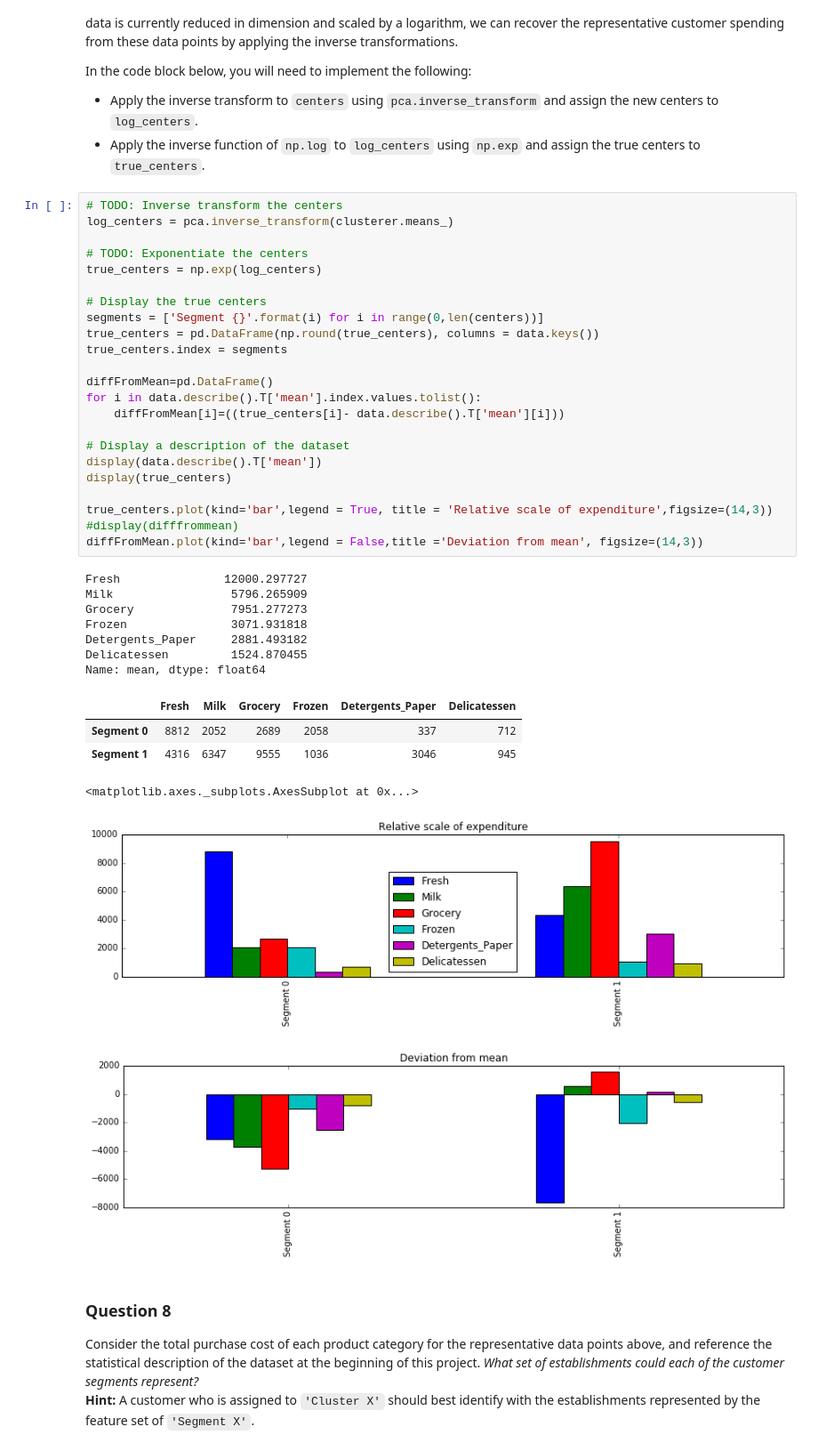
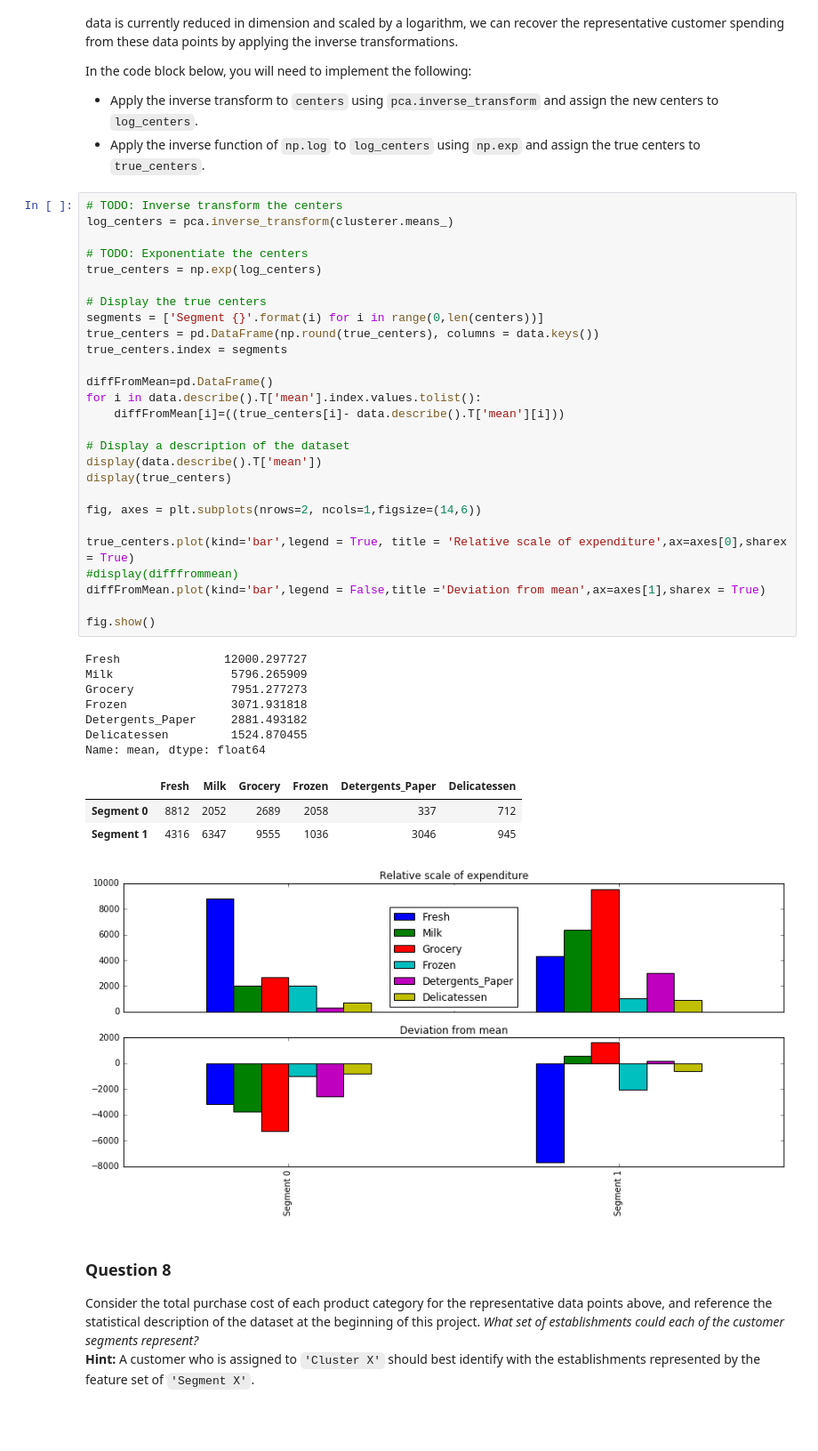
Before and after one commit to llathrop/creating_customer_segments, a Jupyter notebook: customer_segments.ipynb, the cells around one changed output. Shown at 89% size. Drawn from its saved outputs; the diff is of its cells as text; blank space fills up the shorter version.

Commit message:
fix: update graphs for Data Recovery to share X

```diff
--- a/customer_segments.ipynb
+++ b/customer_segments.ipynb
@@ -523,38 +523,40 @@ In the code block below, you will need to implement the following:
 log_centers = pca.inverse_transform(clusterer.means_)
 
 # TODO: Exponentiate the centers
 true_centers = np.exp(log_centers)
 
 # Display the true centers
 segments = ['Segment {}'.format(i) for i in range(0,len(centers))]
 true_centers = pd.DataFrame(np.round(true_centers), columns = data.keys())
 true_centers.index = segments
 
 diffFromMean=pd.DataFrame()
 for i in data.describe().T['mean'].index.values.tolist():
     diffFromMean[i]=((true_centers[i]- data.describe().T['mean'][i]))
 
 # Display a description of the dataset
 display(data.describe().T['mean'])
 display(true_centers)
 
-true_centers.plot(kind='bar',legend = True, title = 'Relative scale of expenditure',figsize=(14,3))
+fig, axes = plt.subplots(nrows=2, ncols=1,figsize=(14,6))
+
+true_centers.plot(kind='bar',legend = True, title = 'Relative scale of expenditure',ax=axes[0],sharex = True)
 #display(difffrommean)
-diffFromMean.plot(kind='bar',legend = False,title ='Deviation from mean', figsize=(14,3))
+diffFromMean.plot(kind='bar',legend = False,title ='Deviation from mean',ax=axes[1],sharex = True)
+
+fig.show()
 # %% [output]
 Fresh               12000.297727
 Milk                 5796.265909
 Grocery              7951.277273
 Frozen               3071.931818
 Detergents_Paper     2881.493182
 Delicatessen         1524.870455
 Name: mean, dtype: float64
 |  | Fresh | Milk | Grocery | Frozen | Detergents_Paper | Delicatessen |
 | Segment 0 | 8812 | 2052 | 2689 | 2058 | 337 | 712 |
 | Segment 1 | 4316 | 6347 | 9555 | 1036 | 3046 | 945 |
-<matplotlib.axes._subplots.AxesSubplot at 0x...>
-[figure, old version]
+[figure, new version]
-[figure, removed]
 # %% [markdown]
 ### Question 8
 Consider the total purchase cost of each product category for the representative data points above, and reference the statistical description of the dataset at the beginning of this project. *What set of establishments could each of the customer segments represent?*
```
